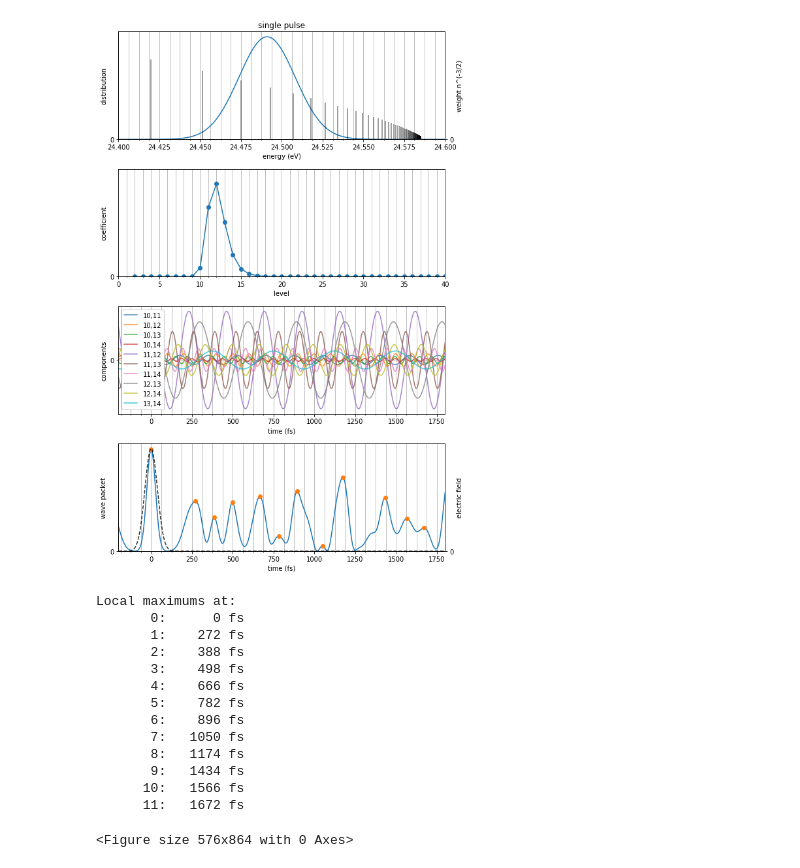
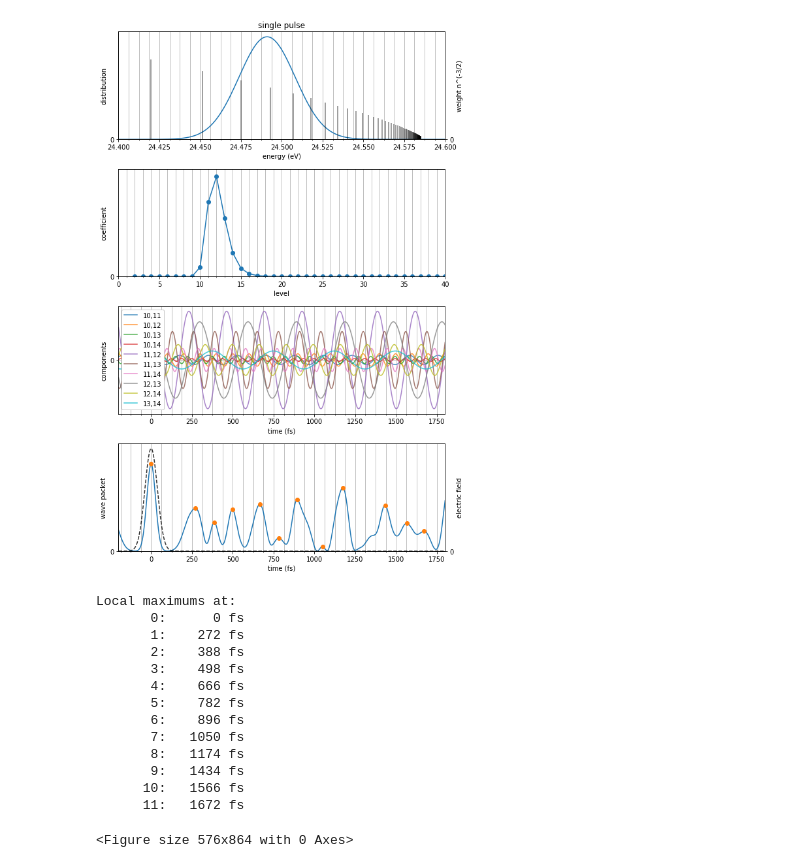
Before and after one commit to DaehyunPY/FERMI_20149100, a Jupyter notebook: Notebooks/he_doublepls_n11,13m3scan.ipynb, the cells around one changed output. Drawn from its saved outputs; the diff is of its cells as text; code cells hidden in the pictures.

```diff
--- a/Notebooks/he_doublepls_n11,13m3scan.ipynb
+++ b/Notebooks/he_doublepls_n11,13m3scan.ipynb
@@ -23,9 +12,27 @@ k = np.linspace(
+# %%
+params = {
+    'sigma': 90,  # fwhm of a pulse in fs
+    'k0': (24.507+24.475)/2,  # eV
+    'dt': 3*to_femto_sec(2*np.pi/in_electron_volt(24.507-24.475)),  # fs, 0 fs for single pulse, experimental limit is 200--600 fs (0.02--0.007 eV)
+    'phi': 0,  # deg
+}
+t = np.linspace(
+    in_femto_sec(-200),
+    in_femto_sec(1800),
+    1001,
+)
+k = np.linspace(
+    in_electron_volt(24.4),
+    in_electron_volt(24.6),
+    1001,
+)
 # %%
 wave = HeWavePackets.in_experimental_units(
-    sigma=90,  # fwhm of a pulse in fs
-    k0=24.491,  # (24.475+24.507)/2 eV
-    dt=0,  # fs, 0 fs for single pulse, experimental limit is 200--600 fs (0.02--0.007 eV)
-    phi=0,  # deg
+    **{
+        **params,
+        'dt': 0,  # fs, 0 fs for single pulse, experimental limit is 200--600 fs (0.02--0.007 eV)
+        'phi': 0,  # deg
+    }
 )
 wavesq = wave(t)
 
@@ -60,7 +67,7 @@ plt.xlabel("level")
 plt.ylabel("coefficient")
 plt.plot(wave.target_nlev, np.abs(wave.target_poplev()), '-o')
 plt.xlim(0, 40)
-plt.ylim(0, 7.0e-6)
+plt.ylim(0, 6.5e-6)
 plt.yticks([0], [0])
 plt.minorticks_on()
 plt.grid(True, which='both')
@@ -87,36 +94,36 @@ y = np.abs(wavesq.sum((1,2)))
 w = ispeak(y)
 
 plt.subplot(414)
 plt.xlabel("time (fs)")
 plt.ylabel("wave packet")
 plt.plot(to_femto_sec(t), y)
 plt.plot(to_femto_sec(t[w]), y[w], 'o')
 plt.xlim(to_femto_sec(t[0]), to_femto_sec(t[-1]))
-plt.ylim(0, 3.0e-10)
+plt.ylim(0, 3.5e-10)
 plt.yticks([0], [0])
 plt.minorticks_on()
 plt.grid(True, which='both')
 
 # fig4-2
 plt.tight_layout()
 plt.twinx()
 plt.ylabel('electric field')
 plt.plot(to_femto_sec(t), wave.pulsesabc(t), 'k--', alpha=0.8)
 plt.ylim(0, None)
 plt.yticks([0], [0])
 plt.tight_layout()
-plt.savefig(f'single.png')
+plt.savefig('single.png')
 # plt.clf()
 plt.show()
 
 print("""\
 Local maximums at:
     {}""".format(
         "\n    ".join(f"{i:>4d}: {v:6.0f} fs" for i, v in enumerate(to_femto_sec(t[w]))),
     )
 )
 # %% [output]
-[figure, old version]
+[figure, new version]
 Local maximums at:
        0:      0 fs
        1:    272 fs
```
Also changed, not shown: parts of 6 cells of this notebook, 1 other file.
